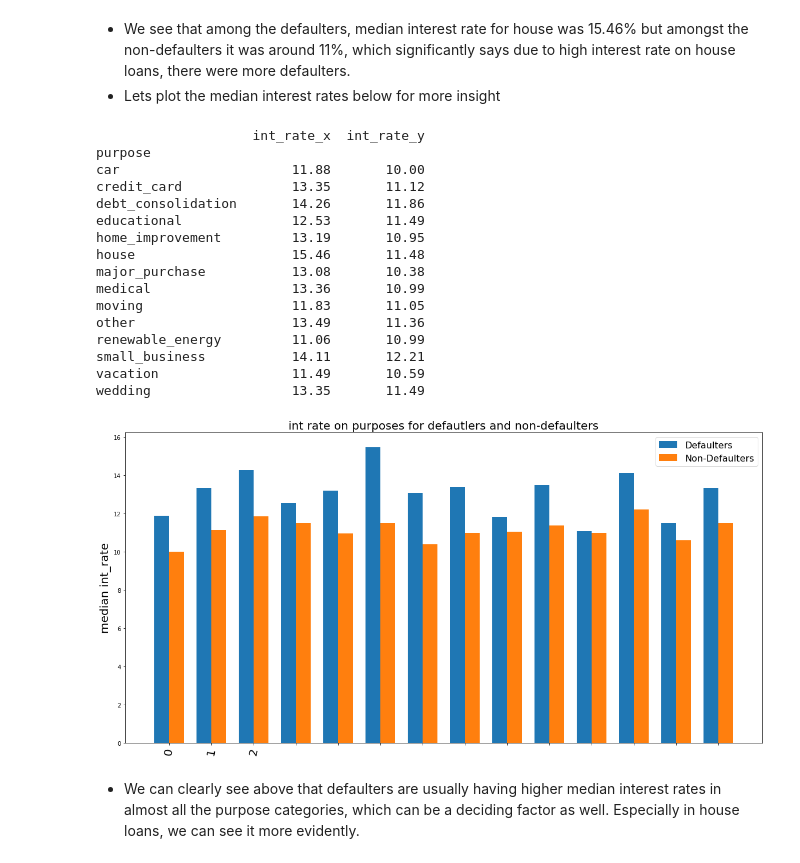
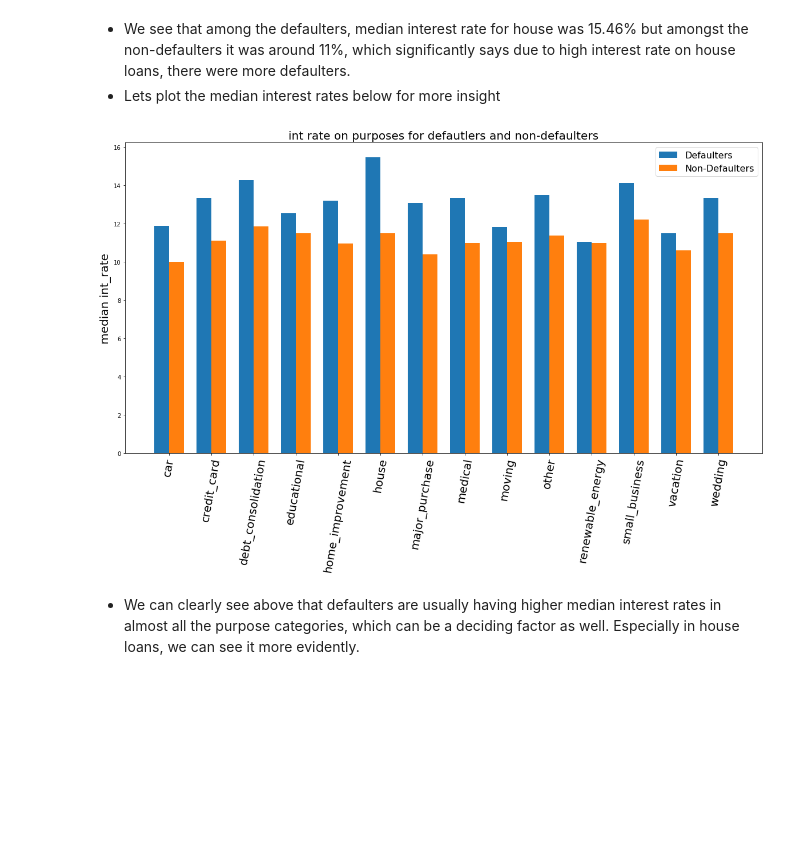
Before and after one commit to sameerg07/LendingClubEDA, a Jupyter notebook: LendingClubEDA_Final.ipynb, the cells around one changed output. Cells and saved outputs as stored; diff of their text form; code cells hidden in the pictures; blank space fills up the shorter version.

```diff
--- a/LendingClubEDA_Final.ipynb
+++ b/LendingClubEDA_Final.ipynb
@@ -3095,50 +3097,38 @@ Name: int_rate, dtype: float64
 - We see that among the defaulters, median interest rate for house was 15.46% but amongst the non-defaulters it was around 11%, which significantly says due to high interest rate on house loans, there were more defaulters.
 - Lets plot the median interest rates below for more insight
 # %%
+medians = round(def_df.groupby(['purpose'])['int_rate'].median(),2)
+nmedians = round(ndef_df.groupby(['purpose'])['int_rate'].median(),2)
 
 x = medians.to_frame()
 y = nmedians.to_frame()
 xy = pd.merge(x,y,how="inner",left_index=True,right_index=True)
 
-print(xy)
+
 purposes = xy.index
+
 defaulter_median = xy.int_rate_x
 ndefaulter_median = xy.int_rate_y
 
 x = np.arange(len(purposes))  # the label locations
+
 width = 0.35  # the width of the bars
 
 fig, ax = plt.subplots(figsize = (20,10))
 rects1 = ax.bar(x - width/2, defaulter_median, width, label='Defaulters')
 rects2 = ax.bar(x + width/2, ndefaulter_median, width, label='Non-Defaulters')
 
 # Add some text for labels, title and custom x-axis tick labels, etc.
 ax.set_ylabel('median int_rate',size=20)
 ax.set_title('int rate on purposes for defautlers and non-defaulters',size=20)
 ax.set_xticks(x)
-ax.set_xticklabels(labels,size = 20,rotation = 80)
+ax.set_xticklabels(purposes,size = 20,rotation = 80)
 ax.legend(prop={'size': 16})
 
 
 plt.show()
 # %% [output]
-                    int_rate_x  int_rate_y
-purpose
-car                      11.88       10.00
-credit_card              13.35       11.12
-debt_consolidation       14.26       11.86
-educational              12.53       11.49
-home_improvement         13.19       10.95
-house                    15.46       11.48
-major_purchase           13.08       10.38
-medical                  13.36       10.99
-moving                   11.83       11.05
-other                    13.49       11.36
-renewable_energy         11.06       10.99
-small_business           14.11       12.21
-vacation                 11.49       10.59
-wedding                  13.35       11.49
-[figure, old version]
+[figure, new version]
 # %% [markdown]
 - We can clearly see above that defaulters are usually having higher median interest rates in almost all the purpose categories, which can be a deciding factor as well. Especially in house loans, we can see it more evidently.
 # %% [markdown]
```
Also changed, not shown: parts of 15 cells of this notebook, 1 other file.
